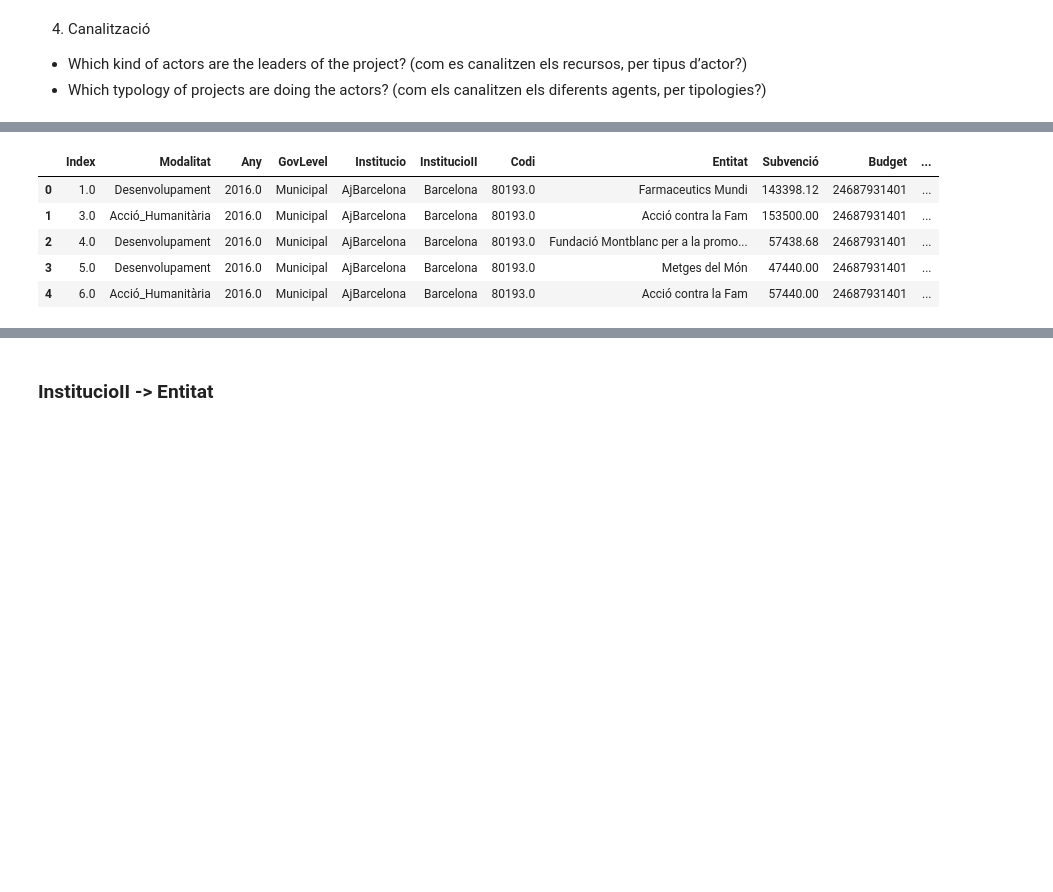
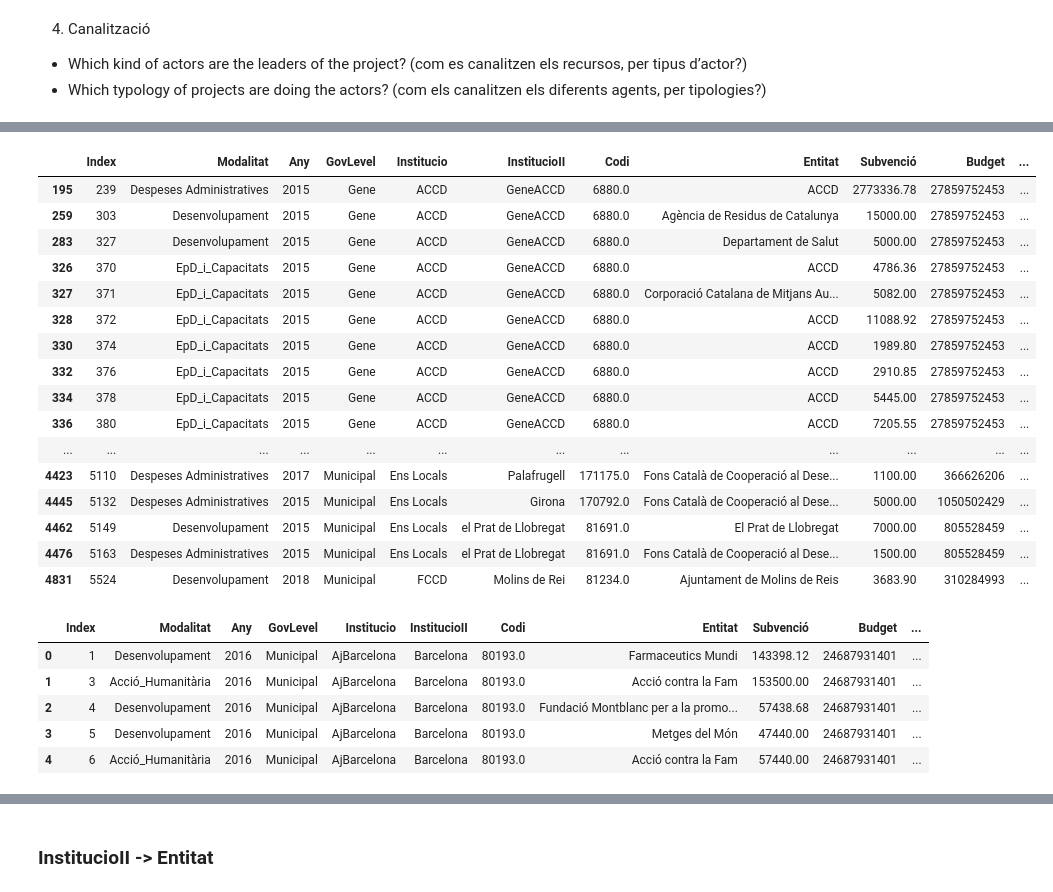
Before and after one commit to victorgd97/COOPproject, a Jupyter notebook: data-processing/sankey/data processing for sankey diagram .ipynb, the cells around one changed output, grey strips where cells are left out. Drawn from its saved outputs; the diff is of its cells as text; code cells hidden in the pictures; blank space fills up the shorter version.

Commit message:
sankey with real data

```diff
--- a/data-processing/sankey/data processing for sankey diagram .ipynb
+++ b/data-processing/sankey/data processing for sankey diagram .ipynb
@@ -22,15 +22,35 @@ import json
 pd.options.display.max_columns = 2000 # remove ellipsis
 pd.options.display.max_rows = 2000 # remove ellipsis
 # %%
-df = pd.read_csv('data/DataPross+Pop+Budget.csv',encoding='latin1', decimal=",")
+df = pd.read_csv('data/DataPross+Pop+Budgetv2.csv',encoding='latin1', decimal=",")
 #df_new = pd.read_excel('data/dataset cooperacio nomes Generalitat 2015-2018.xlsx')
+# %%
+df[df['TipusActor'] == 'Administracions catalanes']
+# %% [output]
+|  | Index | Modalitat | Any | GovLevel | Institucio | InstitucioII | Codi | Entitat | Subvenció | Budget | ... |
+| 195 | 239 | Despeses Administratives | 2015 | Gene | ACCD | GeneACCD | 6880.0 | ACCD | 2773336.78 | 27859752453 | ... |
+| 259 | 303 | Desenvolupament | 2015 | Gene | ACCD | GeneACCD | 6880.0 | Agència de Residus de Catalunya | 15000.00 | 27859752453 | ... |
+| 283 | 327 | Desenvolupament | 2015 | Gene | ACCD | GeneACCD | 6880.0 | Departament de Salut | 5000.00 | 27859752453 | ... |
+| 326 | 370 | EpD_i_Capacitats | 2015 | Gene | ACCD | GeneACCD | 6880.0 | ACCD | 4786.36 | 27859752453 | ... |
+| 327 | 371 | EpD_i_Capacitats | 2015 | Gene | ACCD | GeneACCD | 6880.0 | Corporació Catalana de Mitjans Au... | 5082.00 | 27859752453 | ... |
+| 328 | 372 | EpD_i_Capacitats | 2015 | Gene | ACCD | GeneACCD | 6880.0 | ACCD | 11088.92 | 27859752453 | ... |
+| 330 | 374 | EpD_i_Capacitats | 2015 | Gene | ACCD | GeneACCD | 6880.0 | ACCD | 1989.80 | 27859752453 | ... |
+| 332 | 376 | EpD_i_Capacitats | 2015 | Gene | ACCD | GeneACCD | 6880.0 | ACCD | 2910.85 | 27859752453 | ... |
+| 334 | 378 | EpD_i_Capacitats | 2015 | Gene | ACCD | GeneACCD | 6880.0 | ACCD | 5445.00 | 27859752453 | ... |
+| 336 | 380 | EpD_i_Capacitats | 2015 | Gene | ACCD | GeneACCD | 6880.0 | ACCD | 7205.55 | 27859752453 | ... |
+| ... | ... | ... | ... | ... | ... | ... | ... | ... | ... | ... | ... |
+| 4423 | 5110 | Despeses Administratives | 2017 | Municipal | Ens Locals | Palafrugell | 171175.0 | Fons Català de Cooperació al Dese... | 1100.00 | 366626206 | ... |
+| 4445 | 5132 | Despeses Administratives | 2015 | Municipal | Ens Locals | Girona | 170792.0 | Fons Català de Cooperació al Dese... | 5000.00 | 1050502429 | ... |
+| 4462 | 5149 | Desenvolupament | 2015 | Municipal | Ens Locals | el Prat de Llobregat | 81691.0 | El Prat de Llobregat | 7000.00 | 805528459 | ... |
+| 4476 | 5163 | Despeses Administratives | 2015 | Municipal | Ens Locals | el Prat de Llobregat | 81691.0 | Fons Català de Cooperació al Dese... | 1500.00 | 805528459 | ... |
+| 4831 | 5524 | Desenvolupament | 2018 | Municipal | FCCD | Molins de Rei | 81234.0 | Ajuntament de Molins de Reis | 3683.90 | 310284993 | ... |
 # %%
 df.head()
 # %% [output]
 |  | Index | Modalitat | Any | GovLevel | Institucio | InstitucioII | Codi | Entitat | Subvenció | Budget | ... |
-| 0 | 1.0 | Desenvolupament | 2016.0 | Municipal | AjBarcelona | Barcelona | 80193.0 | Farmaceutics Mundi | 143398.12 | 24687931401 | ... |
-| 1 | 3.0 | Acció_Humanitària | 2016.0 | Municipal | AjBarcelona | Barcelona | 80193.0 | Acció contra la Fam | 153500.00 | 24687931401 | ... |
-| 2 | 4.0 | Desenvolupament | 2016.0 | Municipal | AjBarcelona | Barcelona | 80193.0 | Fundació Montblanc per a la promo... | 57438.68 | 24687931401 | ... |
-| 3 | 5.0 | Desenvolupament | 2016.0 | Municipal | AjBarcelona | Barcelona | 80193.0 | Metges del Món | 47440.00 | 24687931401 | ... |
-| 4 | 6.0 | Acció_Humanitària | 2016.0 | Municipal | AjBarcelona | Barcelona | 80193.0 | Acció contra la Fam | 57440.00 | 24687931401 | ... |
+| 0 | 1 | Desenvolupament | 2016 | Municipal | AjBarcelona | Barcelona | 80193.0 | Farmaceutics Mundi | 143398.12 | 24687931401 | ... |
+| 1 | 3 | Acció_Humanitària | 2016 | Municipal | AjBarcelona | Barcelona | 80193.0 | Acció contra la Fam | 153500.00 | 24687931401 | ... |
+| 2 | 4 | Desenvolupament | 2016 | Municipal | AjBarcelona | Barcelona | 80193.0 | Fundació Montblanc per a la promo... | 57438.68 | 24687931401 | ... |
+| 3 | 5 | Desenvolupament | 2016 | Municipal | AjBarcelona | Barcelona | 80193.0 | Metges del Món | 47440.00 | 24687931401 | ... |
+| 4 | 6 | Acció_Humanitària | 2016 | Municipal | AjBarcelona | Barcelona | 80193.0 | Acció contra la Fam | 57440.00 | 24687931401 | ... |
 # %%
```
Also changed, not shown: parts of 29 cells of this notebook, 7 other files.
